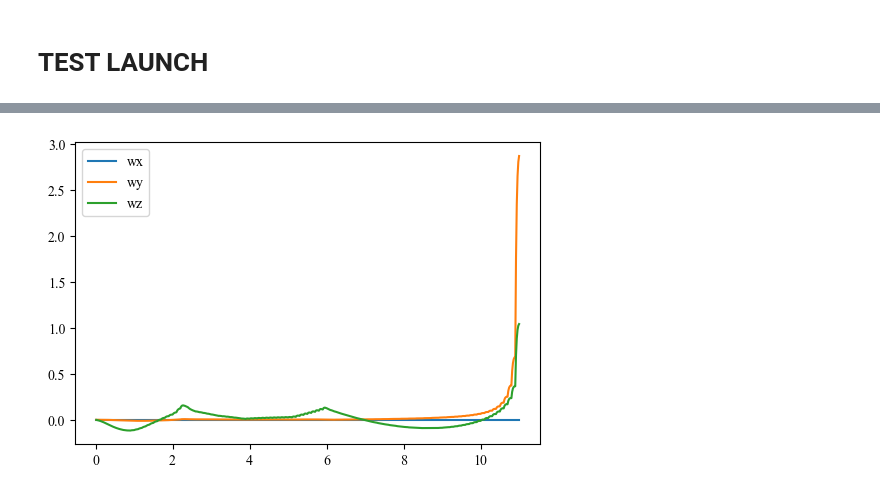
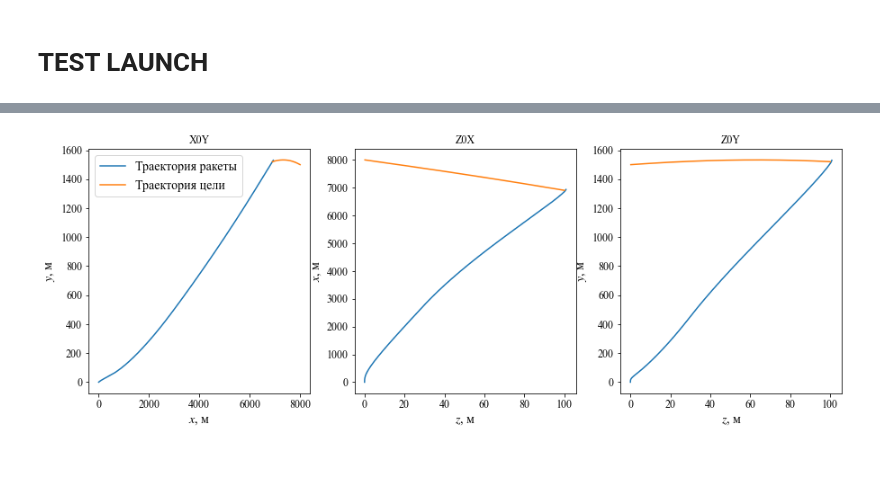
Before and after one commit to kirtis26/Missile3D, a Jupyter notebook: Missile3D.ipynb, the cells around one changed output, grey strips where cells are left out. Cells and saved outputs as stored; diff of their text form; code cells hidden in the pictures; blank space fills up the shorter version.

```diff
--- a/Missile3D.ipynb
+++ b/Missile3D.ipynb
@@ -985,9 +885,38 @@ plt.show()
-# %%
-plt.figure(dpi=100)
-plt.plot(mis.history['t'], mis.history['wx'], label='wx')
-plt.plot(mis.history['t'], mis.history['wy'], label='wy')
-plt.plot(mis.history['t'], mis.history['wz'], label='wz')
-plt.legend()
-plt.show()
-# %% [output]
-[figure, removed]
+# %%
+fig = plt.figure(figsize=(15,5))
+
+ax_1 = fig.add_subplot(1, 3, 1)
+ax_2 = fig.add_subplot(1, 3, 2)
+ax_3 = fig.add_subplot(1, 3, 3)
+
+ax_1.plot(mis.history['x'], mis.history['y'], label='Траектория ракеты')
+ax_1.plot(res_trg['x'], res_trg['y'], label='Траектория цели')
+
+ax_2.plot(mis.history['z'], mis.history['x'])
+ax_2.plot(res_trg['z'], res_trg['x'])
+
+ax_3.plot(mis.history['z'], mis.history['y'])
+ax_3.plot(res_trg['z'], res_trg['y'])
+
+ax_1.set_xlabel('$x$, м', fontsize=14)
+ax_1.set_ylabel('$y$, м', fontsize=14)
+
+ax_2.set_xlabel('$z$, м', fontsize=14)
+ax_2.set_ylabel('$x$, м', fontsize=14)
+
+ax_3.set_xlabel('$z$, м', fontsize=14)
+ax_3.set_ylabel('$y$, м', fontsize=14)
+
+ax_1.set(title='X0Y')
+ax_2.set(title='Z0X')
+ax_3.set(title='Z0Y')
+
+ax_1.legend(fontsize=14)
+ax_1.tick_params(labelsize=12)
+ax_2.tick_params(labelsize=12)
+ax_3.tick_params(labelsize=12)
+
+plt.savefig('Pos_projection.jpg')
+plt.show()
+# %% [output]
+[figure, added]
```
Also changed, not shown: parts of 25 cells of this notebook.
